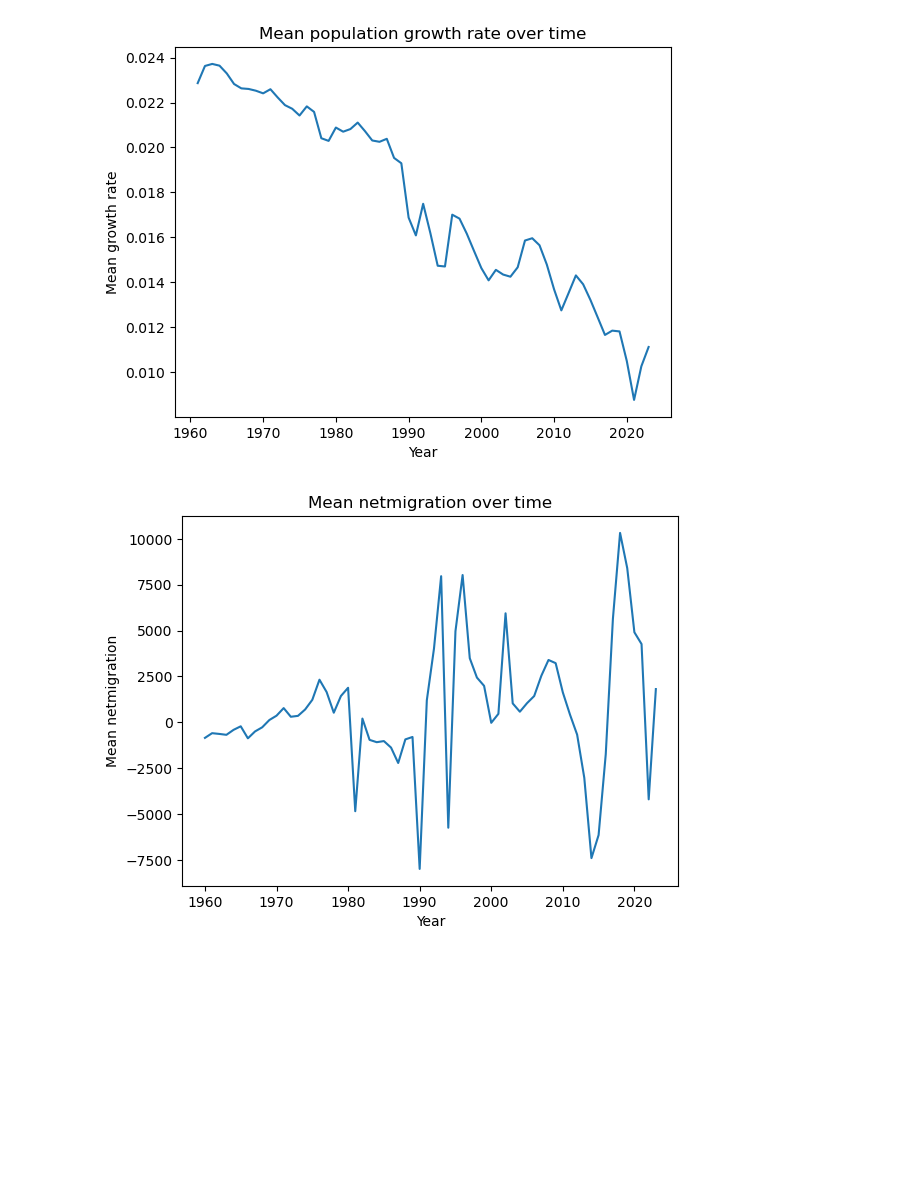
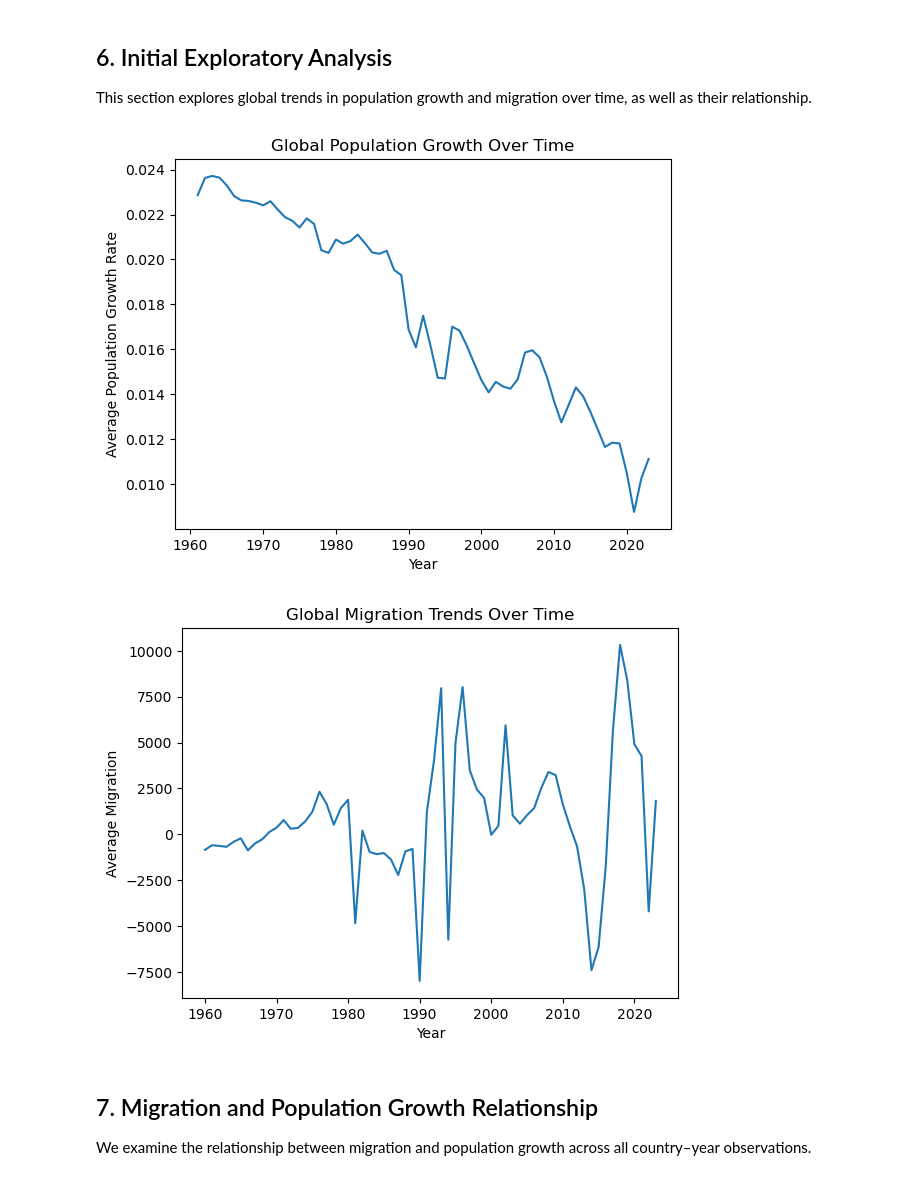
Before and after one commit to 3028Bikalpa/STATS201_project_Bikki, a Jupyter notebook: project_code.ipynb, the cells around one changed output. Saved outputs shown, nothing was run; the diff lists cells and outputs as text; code cells hidden in the pictures; blank space fills up the shorter version.

```diff
--- a/project_code.ipynb
+++ b/project_code.ipynb
@@ -41,7 +65,10 @@ df = df.sort_values([country_col, year_col]).reset_index(drop=True)
 # %%
+# Identify numeric columns
 numeric_cols = df.select_dtypes(include=[np.number]).columns.tolist()
-pop_candidates = [c for c in numeric_cols if ("pop" in c) or ("population" in c)]
-mig_candidates = [c for c in numeric_cols if ("mig" in c) or ("migration" in c)]
 
-(pop_candidates[:10], mig_candidates[:10], df.isna().mean().sort_values(ascending=False).head(15))
+# Identify population and migration-related variables
+pop_candidates = [c for c in numeric_cols if "pop" in c]
+mig_candidates = [c for c in numeric_cols if "mig" in c or "migration" in c]
+
+pop_candidates, mig_candidates
 # %% [output]
@@ -56,14 +80,18 @@ mig_candidates = [c for c in numeric_cols if ("mig" in c) or ("migration" in c)]
 # %%
-POP_COL = pop_candidates[0] if pop_candidates else None
-MIG_COL = mig_candidates[0] if mig_candidates else None
+POP_COL = pop_candidates[0]
+MIG_COL = mig_candidates[0]
 
-assert POP_COL is not None, "Set POP_COL manually."
-assert MIG_COL is not None, "Set MIG_COL manually."
+# Lagged population
+df["pop_lag1"] = df.groupby(country_col)[POP_COL].shift(1)
 
-df["pop_lag1"] = df.groupby(country_col)[POP_COL].shift(1)
+# Population growth rate
 df["pop_growth_rate"] = (df[POP_COL] - df["pop_lag1"]) / df["pop_lag1"]
+
+# Lagged migration
 df["mig_lag1"] = df.groupby(country_col)[MIG_COL].shift(1)
+
+# Log population for scale normalization
 df["log_pop"] = np.log(df[POP_COL].replace({0: np.nan}))
 
-df[[country_col, year_col, POP_COL, MIG_COL, "pop_growth_rate", "mig_lag1", "log_pop"]].head(12)
+df[[country_col, year_col, POP_COL, MIG_COL, "pop_growth_rate"]].head()
 # %% [output]
@@ -83,20 +104,32 @@ df[[country_col, year_col, POP_COL, MIG_COL, "pop_growth_rate", "mig_lag1", "log
+# %% [markdown]
+## 6. Initial Exploratory Analysis
+
+This section explores global trends in population growth and migration over time, as well as their relationship.
 # %%
-tmp1 = df.groupby(year_col)["pop_growth_rate"].mean().reset_index()
+# Global average population growth over time
+growth_time = df.groupby(year_col)["pop_growth_rate"].mean().reset_index()
+
 plt.figure()
-plt.plot(tmp1[year_col], tmp1["pop_growth_rate"])
-plt.title("Mean population growth rate over time")
+plt.plot(growth_time[year_col], growth_time["pop_growth_rate"])
 plt.xlabel("Year")
-plt.ylabel("Mean growth rate")
+plt.ylabel("Average Population Growth Rate")
+plt.title("Global Population Growth Over Time")
 plt.show()
 
-tmp2 = df.groupby(year_col)[MIG_COL].mean().reset_index()
+# Global average migration over time
+mig_time = df.groupby(year_col)[MIG_COL].mean().reset_index()
+
 plt.figure()
-plt.plot(tmp2[year_col], tmp2[MIG_COL])
-plt.title(f"Mean {MIG_COL} over time")
+plt.plot(mig_time[year_col], mig_time[MIG_COL])
 plt.xlabel("Year")
-plt.ylabel(f"Mean {MIG_COL}")
+plt.ylabel("Average Migration")
+plt.title("Global Migration Trends Over Time")
 plt.show()
 # %% [output]
-[figure, old version]
+[figure, new version]
-[figure, old version]
+[figure, new version]
+# %% [markdown]
+## 7. Migration and Population Growth Relationship
+
+We examine the relationship between migration and population growth across all country–year observations.
 # %%
```
Also changed, not shown: parts of 14 cells of this notebook, 2 other files.
